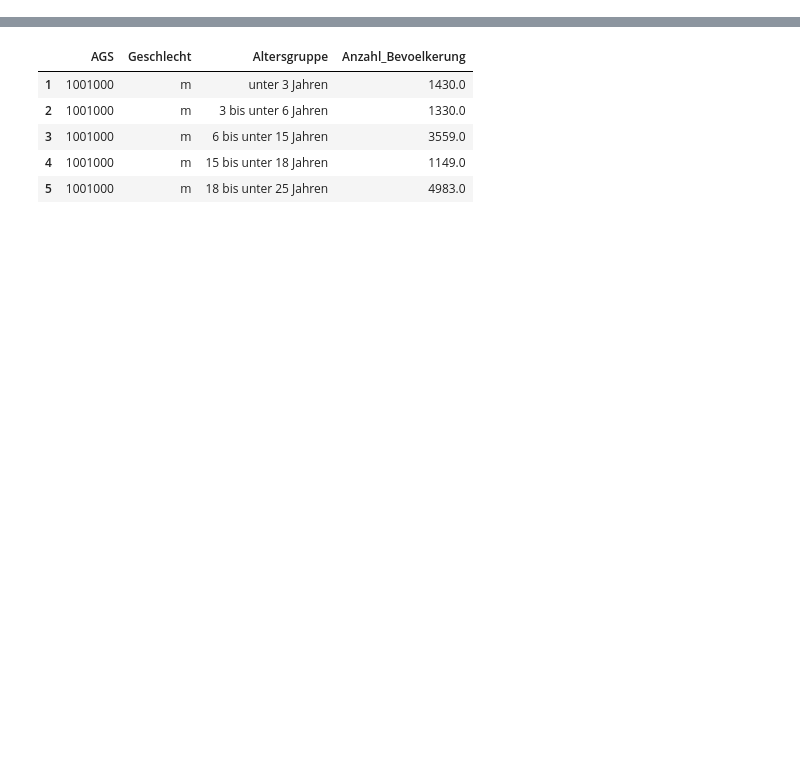
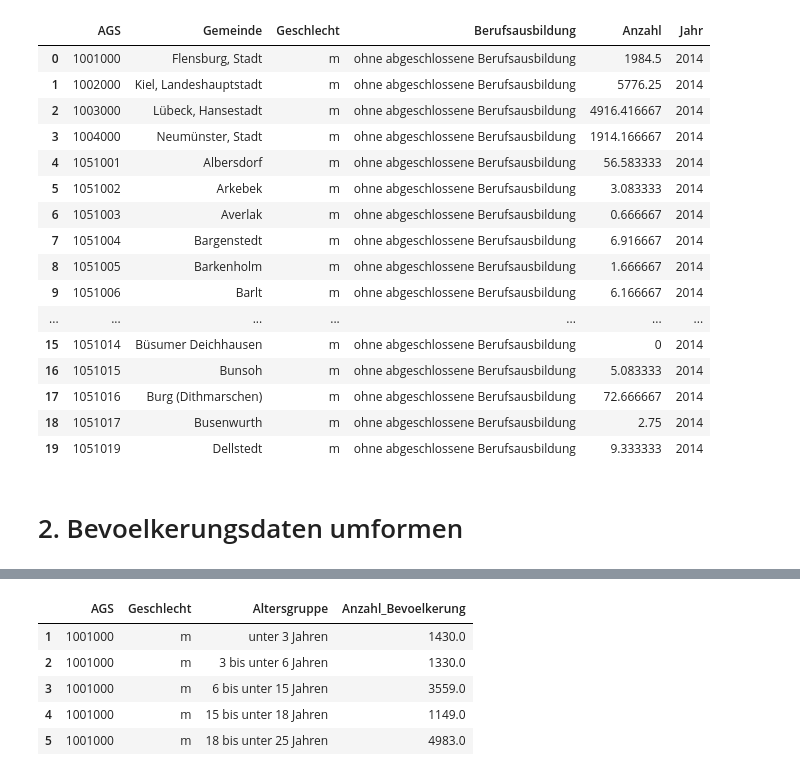
Before and after one commit to tobias-vetterle/mikrokosmos, a Jupyter notebook: aufbereitung_mikrokosmos.ipynb, the cells around one changed output, grey strips where cells are left out. Cells and saved outputs as stored; diff of their text form; code cells hidden in the pictures; blank space fills up the shorter version.

```diff
--- a/aufbereitung_mikrokosmos.ipynb
+++ b/aufbereitung_mikrokosmos.ipynb
@@ -355,0 +15,34 @@ LB_nach_Altersgruppen_2021.head()
+# %%
+# Einlesen der Gemeindedaten der Bundesagentur fuer Arbeit (BA) aus den Jahren 2014 bis 2021
+
+# Dateinamen und Tabellennamen abrufen
+file_names = [
+    ("230328_EA_338634_Gemeindedaten_Teil1.xlsx", "2014"),
+    ("230328_EA_338634_Gemeindedaten_Teil2.xlsx", "2015"),
+    ("230328_EA_338634_Gemeindedaten_Teil2.xlsx", "2016"),
+    ("230328_EA_338634_Gemeindedaten_Teil3.xlsx", "2017"),
+    ("230328_EA_338634_Gemeindedaten_Teil3.xlsx", "2018"),
+    ("230328_EA_338634_Gemeindedaten_Teil4.xlsx", "2019"),
+    ("230328_EA_338634_Gemeindedaten_Teil4.xlsx", "2020"),
+    ("230328_EA_338634_Gemeindedaten_Teil5.xlsx", "2021")
+]
+
+# Dictionary fuer die Dataframes erstellen
+dataframes = {}
+
+# Ueber Dateien und Tabellennamen iterieren
+for file_name, sheet_name in file_names:
+    # Spezifisches Tabellenblatt in einen DataFrame einlesen
+    df = pd.read_excel(file_name, sheet_name=sheet_name)
+    # DataFrame im Dictionary speichern
+    dataframes["ba_" + sheet_name] = df
+
+# Zugriff auf die Dataframes
+ba_2014 = dataframes["ba_2014"]
+ba_2015 = dataframes["ba_2015"]
+ba_2016 = dataframes["ba_2016"]
+ba_2017 = dataframes["ba_2017"]
+ba_2018 = dataframes["ba_2018"]
+ba_2019 = dataframes["ba_2019"]
+ba_2020 = dataframes["ba_2020"]
+ba_2021 = dataframes["ba_2021"]
@@ -355,0 +250,25 @@ LB_nach_Altersgruppen_2021.head()
+# %%
+# Daten (Beispiel 2014) inspizieren
+LB_nach_Altersgruppen_2014.head(20)
+ELB_arbeitssuchend_nach_Schulabschluessen_2014.head(20)
+ELB_arbeitssuchend_nach_Berufsausbildung_2014.head(20)
+# %% [output]
+|  | AGS | Gemeinde | Geschlecht | Berufsausbildung | Anzahl | Jahr |
+| 0 | 1001000 | Flensburg, Stadt | m | ohne abgeschlossene Berufsausbildung | 1984.5 | 2014 |
+| 1 | 1002000 | Kiel, Landeshauptstadt | m | ohne abgeschlossene Berufsausbildung | 5776.25 | 2014 |
+| 2 | 1003000 | Lübeck, Hansestadt | m | ohne abgeschlossene Berufsausbildung | 4916.416667 | 2014 |
+| 3 | 1004000 | Neumünster, Stadt | m | ohne abgeschlossene Berufsausbildung | 1914.166667 | 2014 |
+| 4 | 1051001 | Albersdorf | m | ohne abgeschlossene Berufsausbildung | 56.583333 | 2014 |
+| 5 | 1051002 | Arkebek | m | ohne abgeschlossene Berufsausbildung | 3.083333 | 2014 |
+| 6 | 1051003 | Averlak | m | ohne abgeschlossene Berufsausbildung | 0.666667 | 2014 |
+| 7 | 1051004 | Bargenstedt | m | ohne abgeschlossene Berufsausbildung | 6.916667 | 2014 |
+| 8 | 1051005 | Barkenholm | m | ohne abgeschlossene Berufsausbildung | 1.666667 | 2014 |
+| 9 | 1051006 | Barlt | m | ohne abgeschlossene Berufsausbildung | 6.166667 | 2014 |
+| ... | ... | ... | ... | ... | ... | ... |
+| 15 | 1051014 | Büsumer Deichhausen | m | ohne abgeschlossene Berufsausbildung | 0 | 2014 |
+| 16 | 1051015 | Bunsoh | m | ohne abgeschlossene Berufsausbildung | 5.083333 | 2014 |
+| 17 | 1051016 | Burg (Dithmarschen) | m | ohne abgeschlossene Berufsausbildung | 72.666667 | 2014 |
+| 18 | 1051017 | Busenwurth | m | ohne abgeschlossene Berufsausbildung | 2.75 | 2014 |
+| 19 | 1051019 | Dellstedt | m | ohne abgeschlossene Berufsausbildung | 9.333333 | 2014 |
+# %% [markdown]
+# 2. Bevoelkerungsdaten umformen
```
Also changed, not shown: parts of 50 cells of this notebook.
